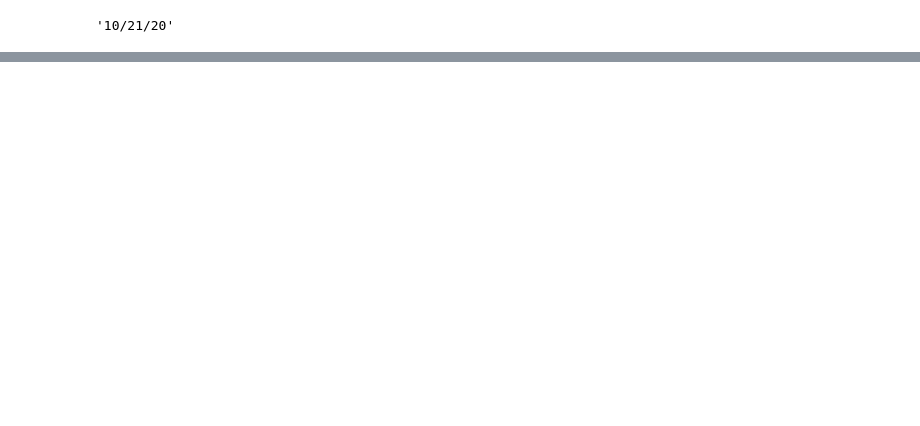
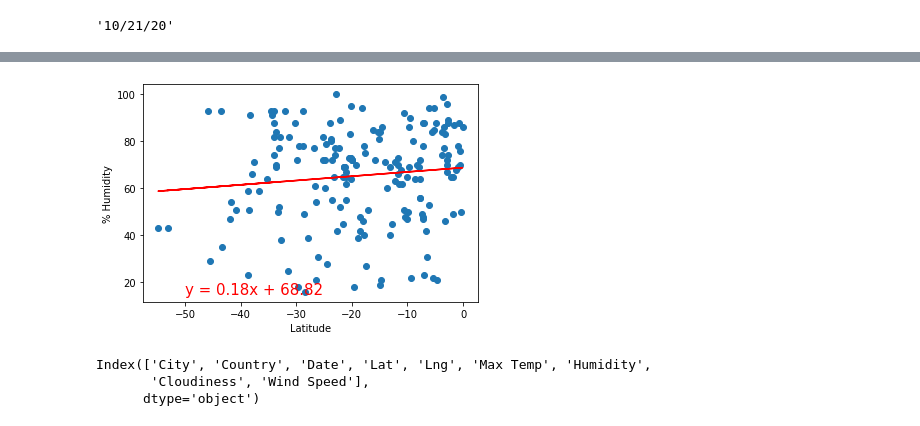
Before and after one commit to sebcampos/World_Weather_Analysis, a Jupyter notebook: WeatherPy.ipynb, the cells around one changed output, grey strips where cells are left out. Saved outputs shown, nothing was run; the diff lists cells and outputs as text; code cells hidden in the pictures; blank space fills up the shorter version.

```diff
--- a/WeatherPy.ipynb
+++ b/WeatherPy.ipynb
@@ -325,0 +375,13 @@ plt.show()
+# %%
+# Linear regression on the Southern Hemisphere
+x_values = southern_hemi_df["Lat"]
+y_values = southern_hemi_df["Humidity"]
+# Call the function.
+plot_linear_regression(x_values, y_values,
+                       'Linear Regression on the Southern Hemisphere \n for % Humidity', '% Humidity',(-50,15))
+southern_hemi_df.columns
+# %% [output]
+[figure, added]
+Index(['City', 'Country', 'Date', 'Lat', 'Lng', 'Max Temp', 'Humidity',
+       'Cloudiness', 'Wind Speed'],
+      dtype='object')
```
Also changed, not shown: parts of 24 cells of this notebook, 6 other files.
